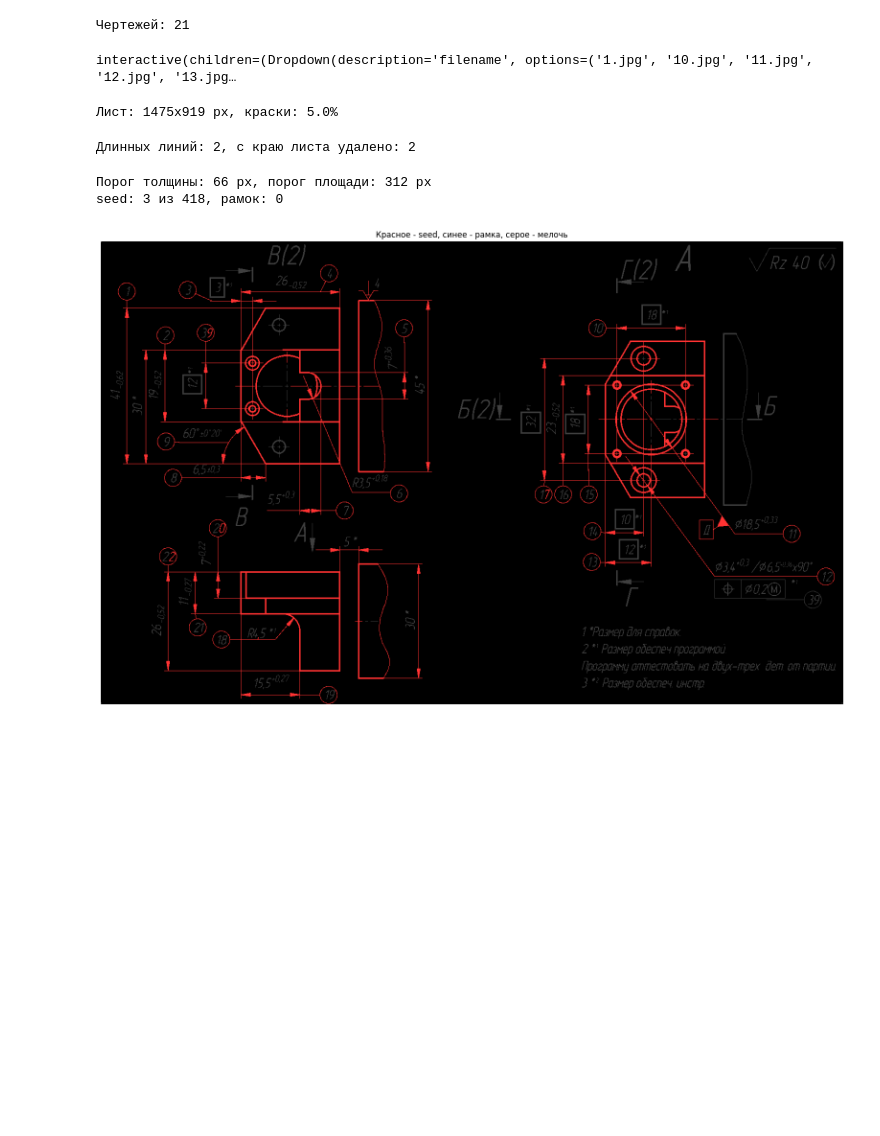
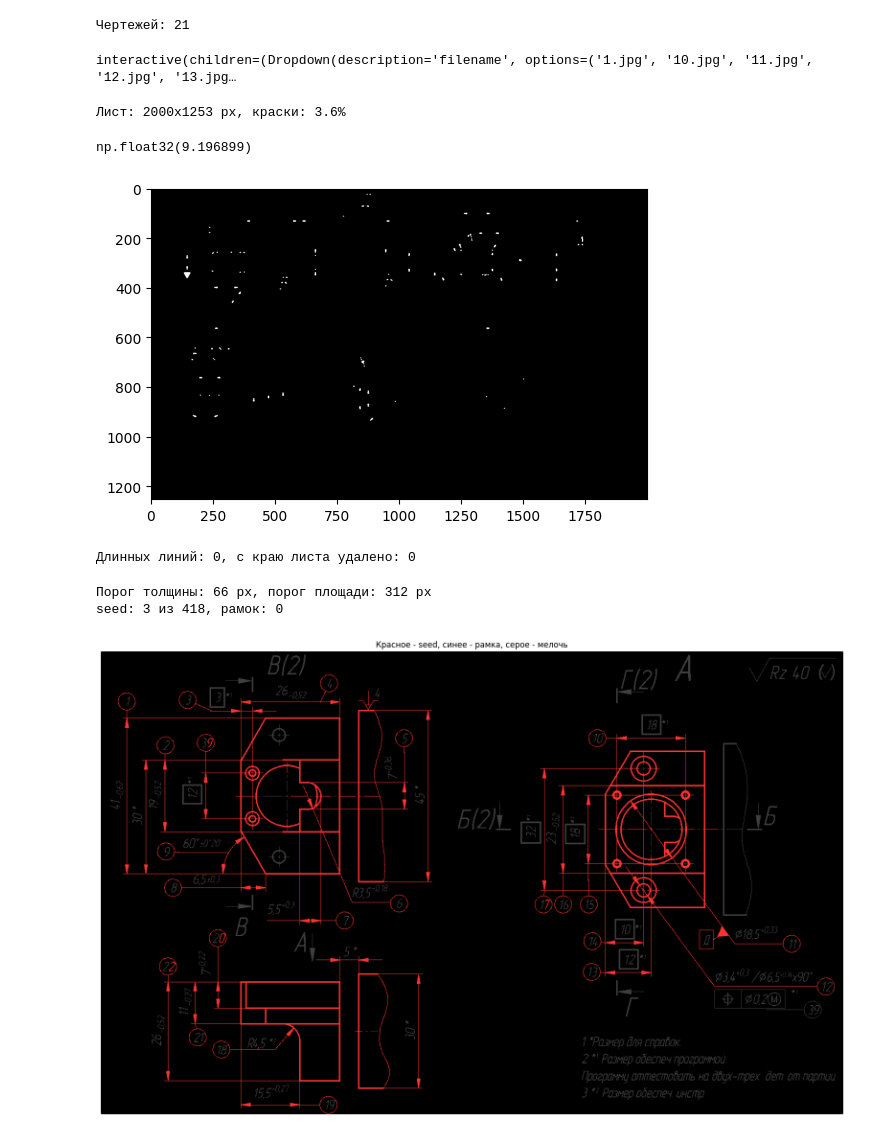
Before and after one commit to SergeyKrasnoslobodtsev/draftslice, a Jupyter notebook: notebooks/exp_segmentation_v2.ipynb, the cells around one changed output. Drawn from its saved outputs; the diff is of its cells as text; code cells hidden in the pictures; blank space fills up the shorter version.

```diff
--- a/notebooks/exp_segmentation_v2.ipynb
+++ b/notebooks/exp_segmentation_v2.ipynb
@@ -36,17 +36,43 @@ ui = widgets.interactive(_view_img, filename=file_names)
 display(ui)
 # %% [output]
 interactive(children=(Dropdown(description='filename', options=('1.jpg', '10.jpg', '11.jpg', '12.jpg', '13.jpg…
+# %%
+def resize_to_long_side(image, long_side: int):
+    current_side = max(image.shape[:2])
+    if current_side == long_side:
+        return image
+
+    factor = long_side / float(current_side)
+    interpolation = cv2.INTER_AREA if factor < 1 else cv2.INTER_CUBIC
+    width = round(image.shape[1] * factor)
+    height = round(image.shape[0] * factor)
+    return cv2.resize(image, (width, height), interpolation=interpolation)
+
+img = load_image(ui.result)
+resized_img = resize_to_long_side(img, 2000)
 # %%
-# Первый шаг пайплайна архитектурно - сырое изображение целиком, без OCR (он работает
-# позже, на уже готовых кропах регионов). Апскейла тут нет - он в v1 был нужен только
-# ради точности толщины линии через distanceTransform, здесь толщина не используется.
-img = load_image(ui.result)
-binary = binarize_image(img.min(axis=2))
+
+binary = binarize_image(rgb_to_grayscale(resized_img))
 img_h, img_w = binary.shape
 
 print(f"Лист: {img_w}x{img_h} px, краски: {100 * (binary > 0).mean():.1f}%")
 # %% [output]
-Лист: 1475x919 px, краски: 5.0%
+Лист: 2000x1253 px, краски: 3.6%
+# %%
+dist, labels = cv2.distanceTransformWithLabels(binary, cv2.DIST_L2, cv2.DIST_MASK_PRECISE)
+
+np.max(dist)
+# %% [output]
+np.float32(9.196899)
+# %%
+kernel = cv2.getStructuringElement(cv2.MORPH_ELLIPSE, (5, 5))
+morph_result = cv2.morphologyEx(binary, cv2.MORPH_OPEN, kernel)
+
+
+plt.imshow(morph_result, cmap='gray')
+plt.show()
+# %% [output]
+[figure, added]
 # %%
 SHEET_COVERAGE = 0.85  # длинная линия листа - тянется на такую долю стороны листа
 
@@ -86,7 +112,7 @@ binary[hor_edge | ver_edge.T] = 0
 
 print(f"Длинных линий: {n_hor + n_ver}, с краю листа удалено: {e_hor + e_ver}")
 # %% [output]
-Длинных линий: 2, с краю листа удалено: 2
+Длинных линий: 0, с краю листа удалено: 0
 # %%
 THICKNESS_FACTOR = 5  # seed - толщина выше THICKNESS_FACTOR * средняя толщина по листу
 AREA_FACTOR = 2       # seed - площадь краски выше AREA_FACTOR * средняя площадь
```
Also changed, not shown: parts of 1 cell of this notebook, 28 other files.
